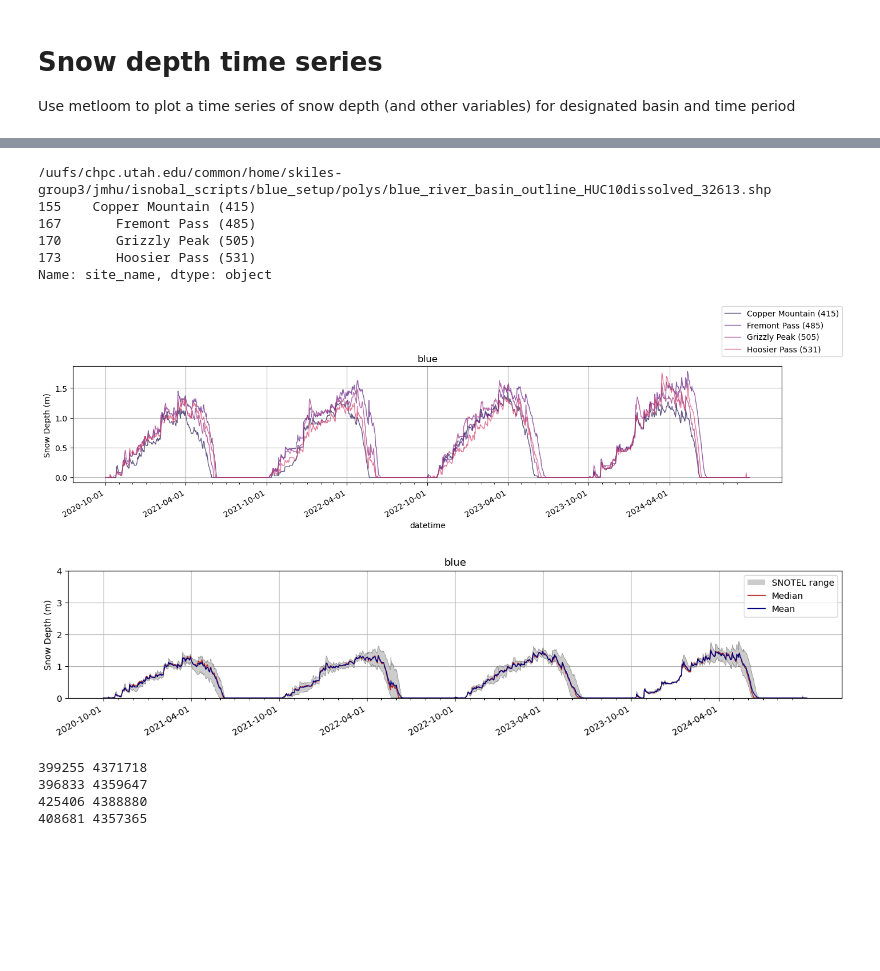
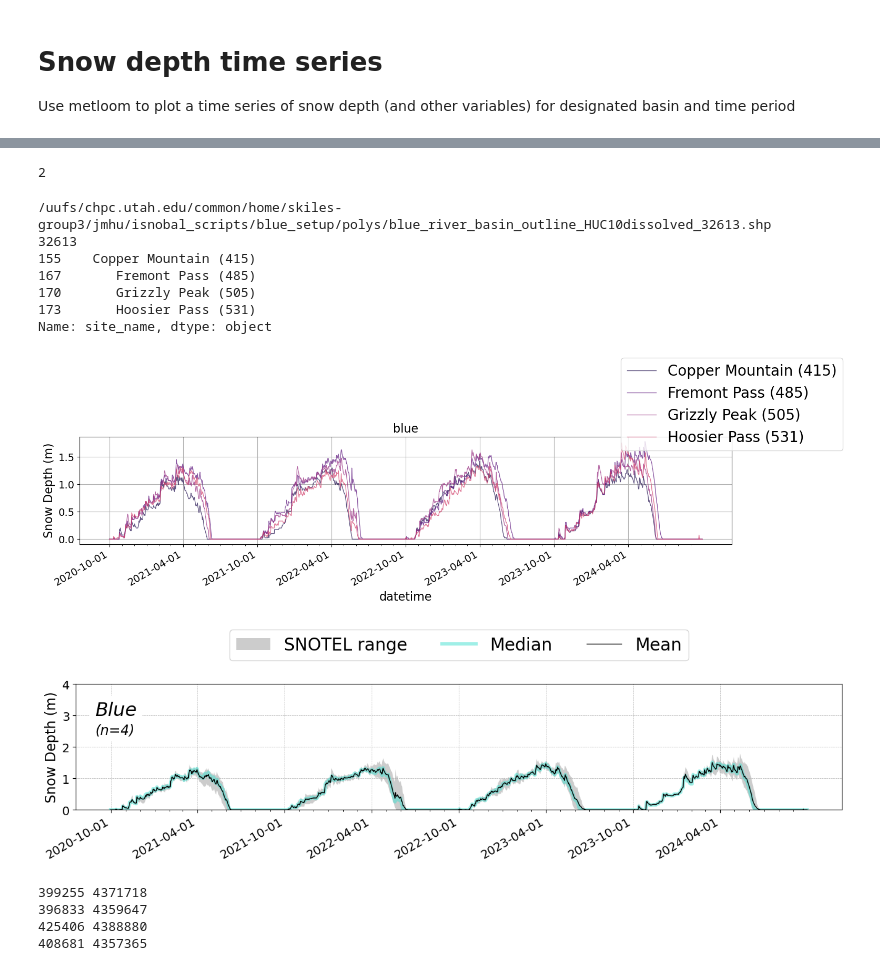
Before and after one commit to jmichellehu/ucrb-isnobal, a Jupyter notebook: notebooks/snotel/snotel_exploration.ipynb, the cells around one changed output, grey strips where cells are left out. Cells and saved outputs as stored; diff of their text form; code cells hidden in the pictures; blank space fills up the shorter version.

Commit message:
notebooks - snotel - snotel_exploration.ipynb
update linecolors, increase font size for manuscript fig

```diff
--- a/notebooks/snotel/snotel_exploration.ipynb
+++ b/notebooks/snotel/snotel_exploration.ipynb
@@ -115,18 +124,21 @@ def plot_indiv_basin_snotel_ts(basin, snotel_megadf, snowdepth_cols, combined, c
     ax.grid(True)
     ax.set_title(f'{basin}')
 # %%
-def plot_summary_basin_snotel_ts(basin, snotel_megadf, combined, linewidth=1, snotelcolor='k', alpha = 0.2, vmin=None, vmax=None):
+def plot_summary_basin_snotel_ts(basin, snotel_megadf, combined,
+                                 linewidth=1, snotelcolor='k',
+                                 med_color='turquoise', mean_color='k',
+                                 alpha = 0.2, vmin=None, vmax=None):
     _, ax = plt.subplots(figsize=(16, 3))
     snotel_megadf.min(axis=1).plot(ax=ax, legend=False,
-                                    # linewidth=0,
-                                    linewidth=linewidth/3,
+                                    linewidth=0,
+                                    # linewidth=linewidth/3,
                                     color=snotelcolor, marker='.', markersize=0, #markersize=3,
                                     alpha=alpha*3
                                     )
 
     snotel_megadf.max(axis=1).plot(ax=ax, legend=False,
-                                    # linewidth=0,
-                                    linewidth=linewidth/3,
+                                    linewidth=0,
+                                    # linewidth=linewidth/3,
                                     color=snotelcolor, marker='.', markersize=0, #markersize=3,
                                     alpha=alpha*3
                                     )
@@ -137,14 +149,14 @@ def plot_summary_basin_snotel_ts(basin, snotel_megadf, combined, linewidth=1, sn
                     alpha=alpha)
 
     snotel_megadf.median(axis=1).plot(ax=ax,
-                                    linewidth=linewidth,
-                                    color='firebrick', marker='.', markersize=0, #markersize=3,
-                                    label='Median'
+                                    linewidth=linewidth*4,
+                                    color=med_color, marker='.', markersize=0, #markersize=3,
+                                    label='Median', alpha=0.5
                                     )
 
     snotel_megadf.mean(axis=1).plot(ax=ax,
                                     linewidth=linewidth,
-                                    color='navy', marker='.', markersize=0, #markersize=3,
+                                    color=mean_color, marker='.', markersize=0, #markersize=3,
                                     label='Mean'
                                     )
     # TODO: Add annotations for the following:
@@ -162,6 +174,14 @@ def plot_summary_basin_snotel_ts(basin, snotel_megadf, combined, linewidth=1, sn
         ax.set_ylim(vmin, vmax)
     ax.set_ylabel('Snow Depth (m)')
     ax.set_xlabel('')
-    ax.grid()
-    ax.set_title(f'{basin}')
-    ax.legend();
+    ax.grid('lightgrey', linestyle='--', linewidth=0.5)
+    # Put box behind annotation with white background
+    ax.annotate(f'{basin.capitalize()}', xy=(0.025, 0.75), xycoords='axes fraction', ha='left', fontsize=22, fontstyle='italic',
+                bbox=dict(boxstyle='round', facecolor='white', edgecolor='none', alpha=1)
+                )
+    # Add the site count here
+    ax.annotate(f'(n={len(snotel_megadf.columns)})', xy=(0.025, 0.6), xycoords='axes fraction', ha='left', fontsize=16, fontstyle='italic',
+                bbox=dict(boxstyle='round', facecolor='white', edgecolor='none', alpha=1)
+                )
+    # Put the legend on top of the plot area with a single row and three columns
+    ax.legend(bbox_to_anchor=(0.5,1.5), frameon=True, ncol=3, loc='upper center')
@@ -170,15 +299,28 @@ vmin, vmax = 0, 4
+# %%
+# Update the font size parameters
+plt.rcParams.update({'font.size': 16,
+                     'axes.labelsize': 16,
+                     'axes.titlesize': 16,
+                     'xtick.labelsize': 14,
+                     'ytick.labelsize': 14,
+                     'legend.fontsize': 20})
+# %%
+len(snowdepth_cols)
+# %% [output]
+2
 # %%
 basin = 'blue'
-gdf_metloom, snotel_dfs, snotel_metadf = get_basin_snotel_ts(basin, WY_list, allsites_fn, script_dir)
+gdf_metloom, snotel_dfs, snotel_metadf = get_basin_snotel_ts(basin=basin, WY=WY_list, allsites_fn=allsites_fn, script_dir=script_dir)
 snotel_megadf, snowdepth_cols, combined = prep_basin_snotel_ts(snotel_dfs)
 plot_indiv_basin_snotel_ts(basin, snotel_megadf, snowdepth_cols, combined)
 plot_summary_basin_snotel_ts(basin, snotel_megadf, combined, vmin=vmin, vmax=vmax)
 # %% [output]
 /uufs/chpc.utah.edu/common/home/skiles-group3/jmhu/isnobal_scripts/blue_setup/polys/blue_river_basin_outline_HUC10dissolved_32613.shp
+32613
 155    Copper Mountain (415)
 167       Fremont Pass (485)
 170       Grizzly Peak (505)
 173       Hoosier Pass (531)
 Name: site_name, dtype: object
-[figure, old version]
+[figure, new version]
-[figure, old version]
+[figure, new version]
```
Also changed, not shown: parts of 14 cells of this notebook.
